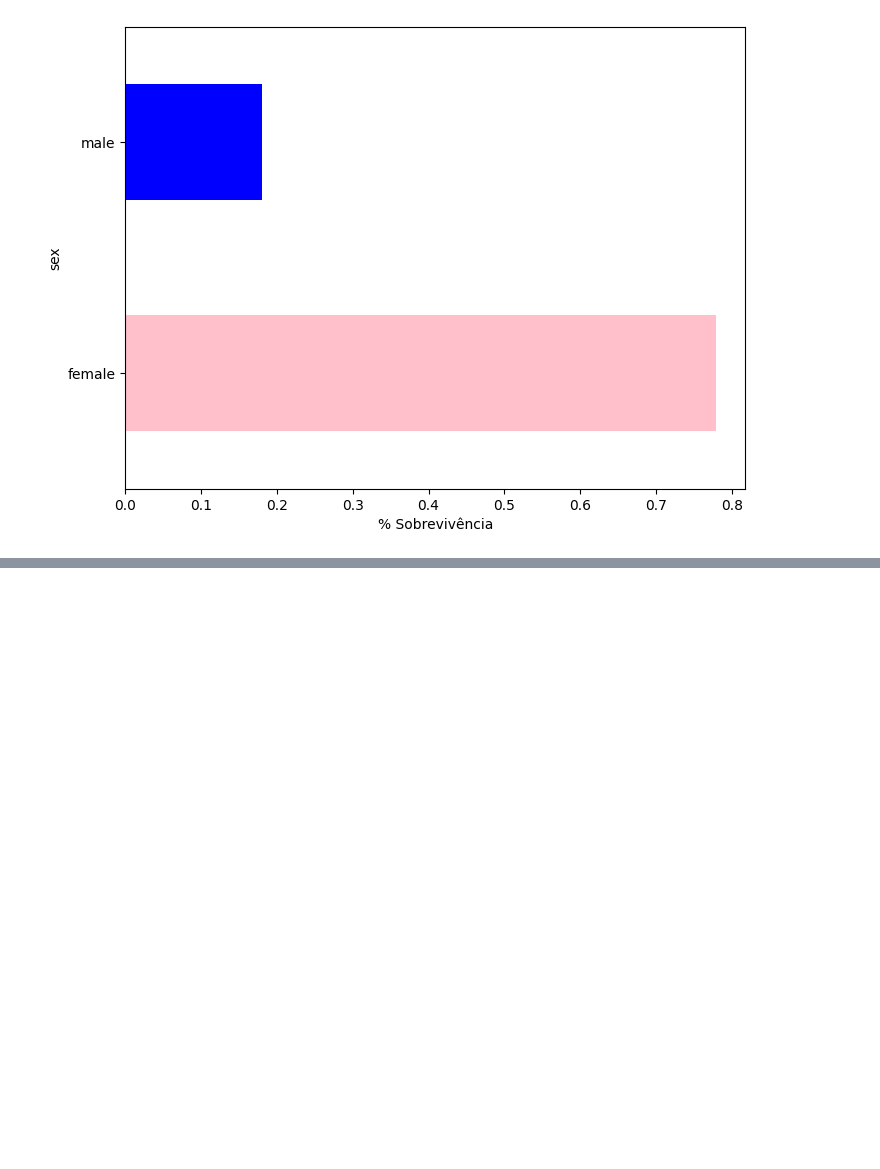
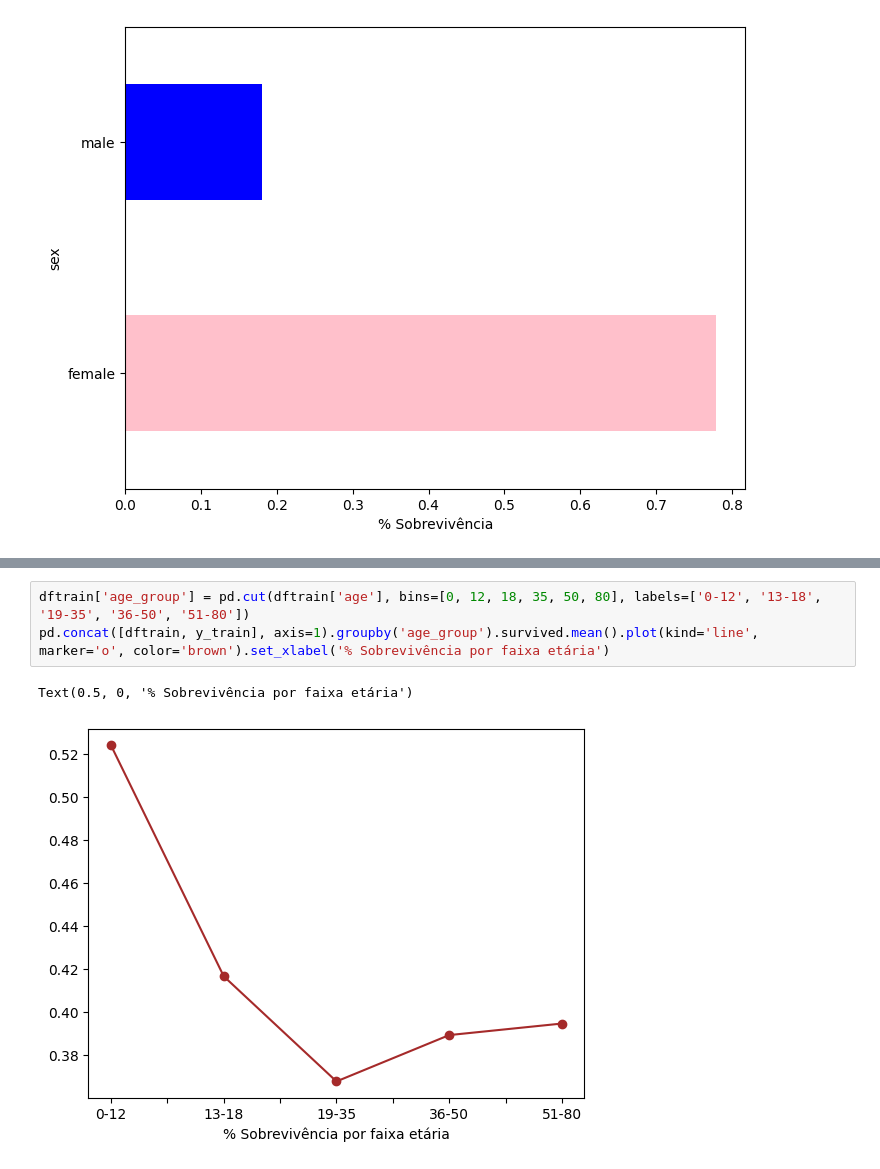
Before and after one commit to ThFaro/titanicChallenge, a Jupyter notebook: Desafio.ipynb, the cells around one changed output, grey strips where cells are left out. Cells and saved outputs as stored; diff of their text form; blank space fills up the shorter version.

```diff
--- a/Desafio.ipynb
+++ b/Desafio.ipynb
@@ -205,0 +217,6 @@ KeyError: 'Column not found: survived'
+# %%
+dftrain['age_group'] = pd.cut(dftrain['age'], bins=[0, 12, 18, 35, 50, 80], labels=['0-12', '13-18', '19-35', '36-50', '51-80'])
+pd.concat([dftrain, y_train], axis=1).groupby('age_group').survived.mean().plot(kind='line', marker='o', color='brown').set_xlabel('% Sobrevivência por faixa etária')
+# %% [output]
+Text(0.5, 0, '% Sobrevivência por faixa etária')
+[figure, added]
```
Also changed, not shown: parts of 14 cells of this notebook.
